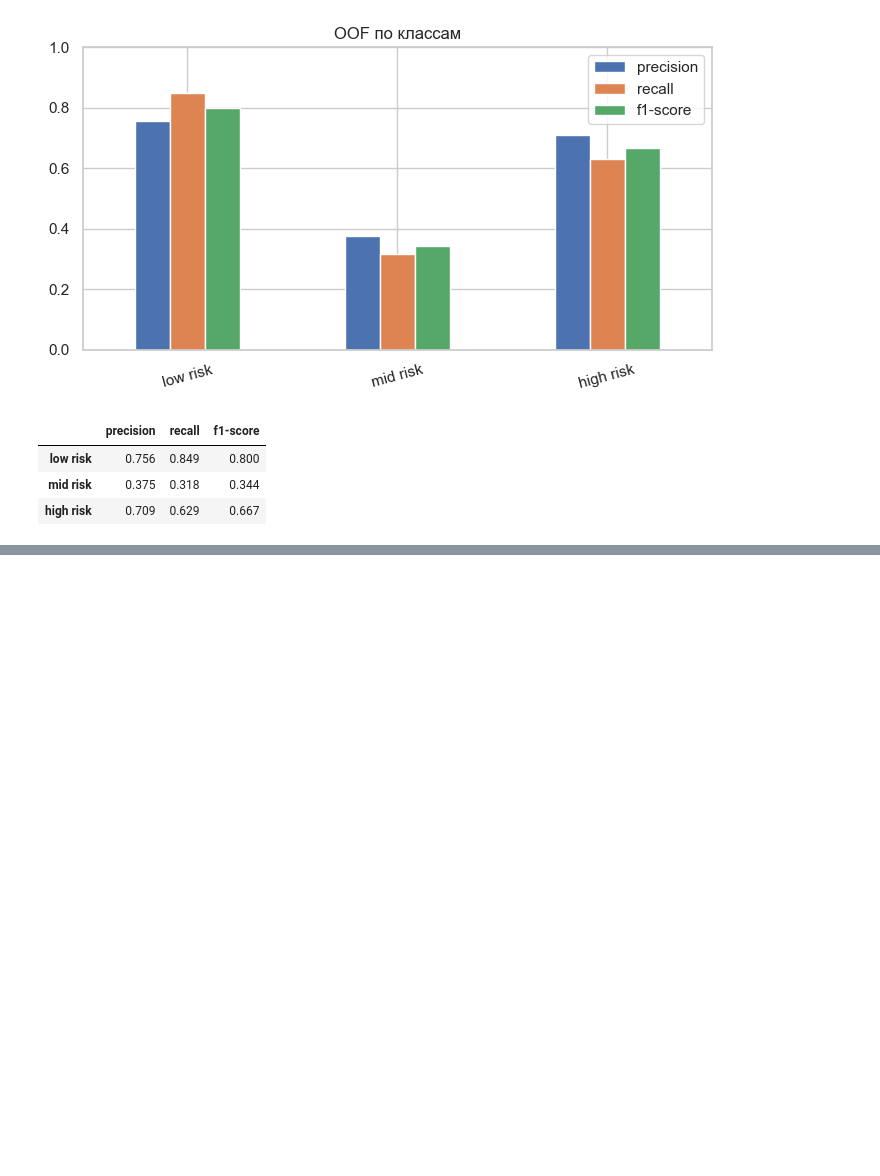
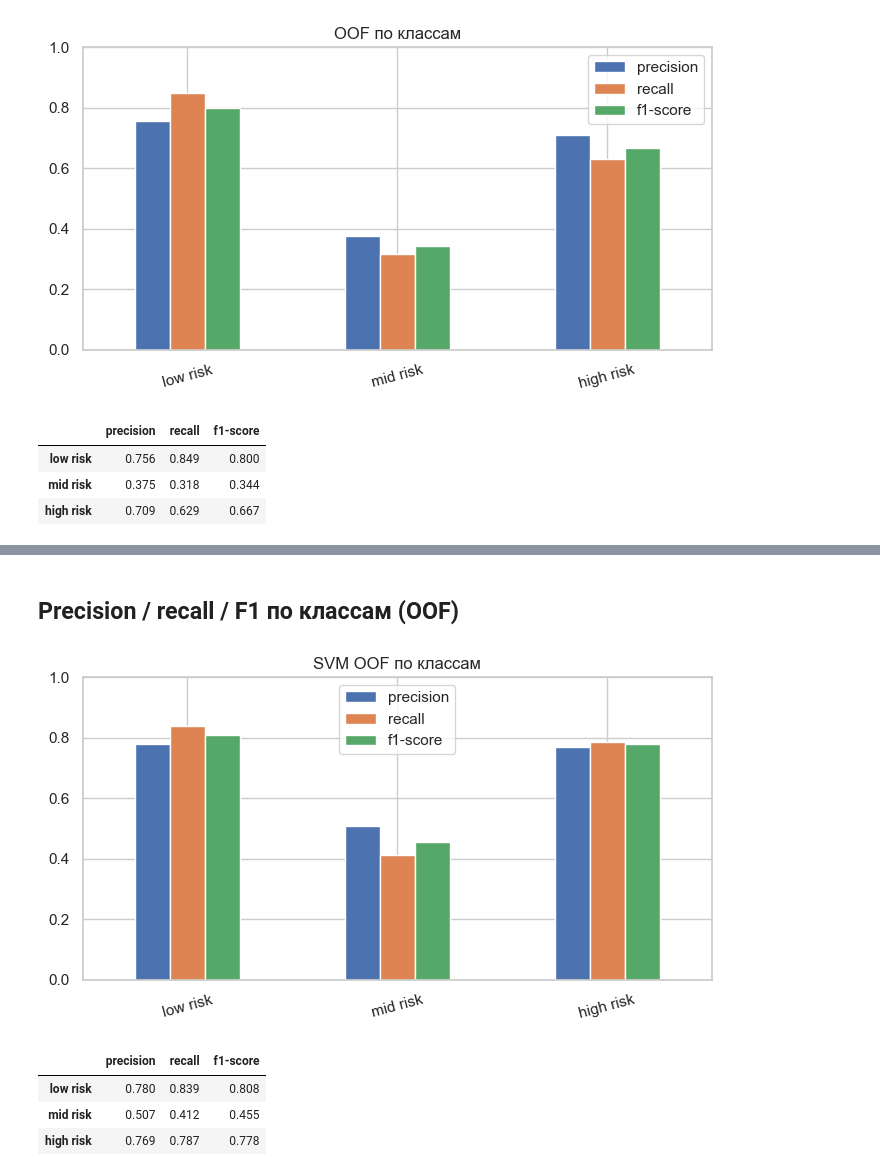
Before and after one commit to NexPG/risk-of-pregnancy, a Jupyter notebook: code/trainer.ipynb, the cells around one changed output, grey strips where cells are left out. Cells and saved outputs as stored; diff of their text form; code cells hidden in the pictures; blank space fills up the shorter version.

```diff
--- a/code/trainer.ipynb
+++ b/code/trainer.ipynb
@@ -168,0 +279,17 @@ display(per.round(3))
+# %% [markdown]
+## Precision / recall / F1 по классам (OOF)
+# %%
+rep = classification_report(y_train, svm_oof, labels=LABELS, output_dict=True)
+per = pd.DataFrame(rep).T.loc[LABELS, ["precision", "recall", "f1-score"]]
+per.plot(kind="bar", ylim=(0, 1), figsize=(7, 4))
+plt.xticks(rotation=15)
+plt.title("SVM OOF по классам")
+plt.tight_layout()
+plt.show()
+display(per.round(3))
+# %% [output]
+[figure, added]
+|  | precision | recall | f1-score |
+| low risk | 0.780 | 0.839 | 0.808 |
+| mid risk | 0.507 | 0.412 | 0.455 |
+| high risk | 0.769 | 0.787 | 0.778 |
```
Also changed, not shown: parts of 8 cells of this notebook.
